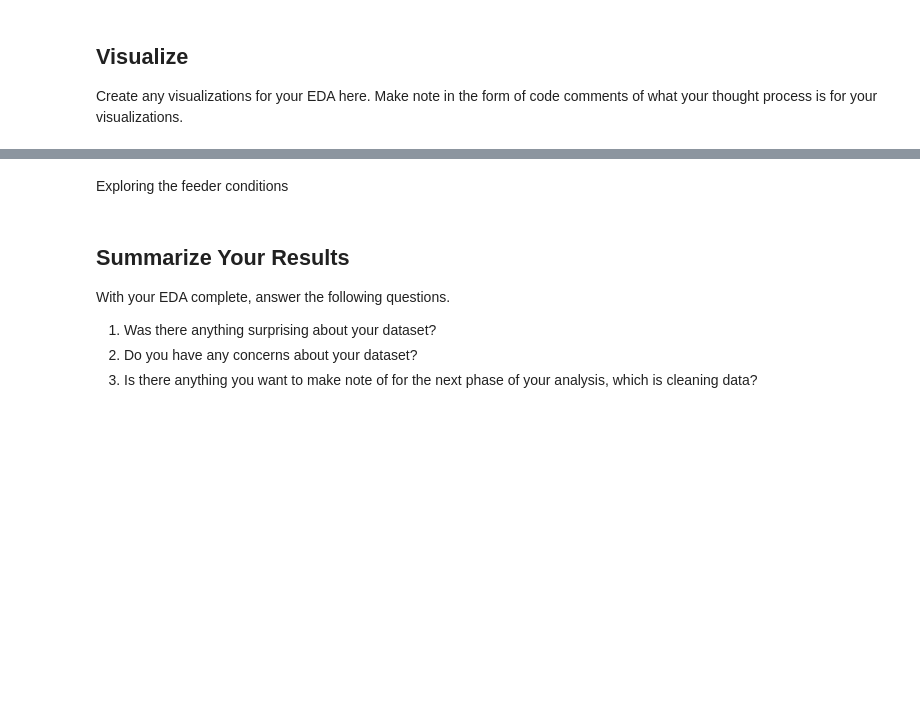
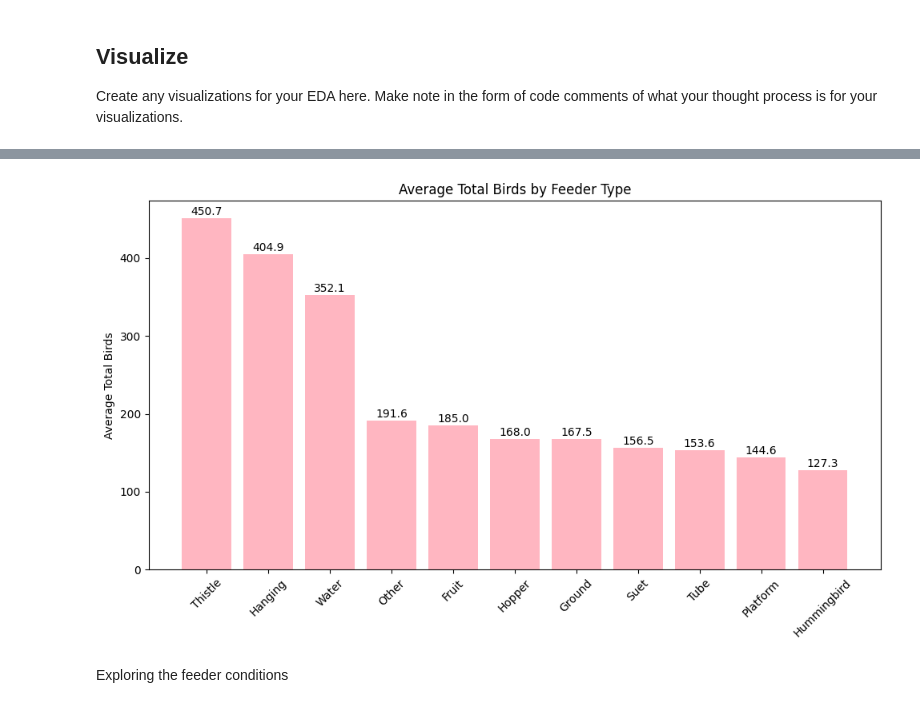
Before and after one commit to EJoyce-DA/eda-checkpoint, a Jupyter notebook: checkpoint-two.ipynb, the cells around one changed output, grey strips where cells are left out. Cells and saved outputs as stored; diff of their text form; code cells hidden in the pictures; blank space fills up the shorter version.

```diff
--- a/checkpoint-two.ipynb
+++ b/checkpoint-two.ipynb
@@ -378,2 +843,69 @@ plt.boxplot(x)
+# %%
+# Now I will visualize the average birds sighted at each feeder type.
+
+feeder_cols = [
+    'numfeeders_suet',
+    'numfeeders_ground',
+    'numfeeders_hanging',
+    'numfeeders_platfrm',
+    'numfeeders_humming',
+    'numfeeders_water',
+    'numfeeders_thistle',
+    'numfeeders_fruit',
+    'numfeeders_hopper',
+    'numfeeders_tube',
+    'numfeeders_other'
+]
+site_bird_totals = (
+    pfw_VR.groupby('loc_id')['how_many']
+    .sum()
+    .rename('total_birds')
+)
+site_feeders = (
+    pfw_VR.groupby('loc_id')[feeder_cols].sum()
+)
+site_feeder_totals_df = site_bird_totals.to_frame().join(site_feeders).reset_index()
+
+avg_birds_per_feeder = {}
+
+for feeder in feeder_cols:
+    # Only consider sites with at least 1 of this feeder type
+    avg_birds = site_feeder_totals_df[site_feeder_totals_df[feeder] > 0]['total_birds'].mean()
+    avg_birds_per_feeder[feeder] = avg_birds
+
+
+avg_birds_per_feeder = pd.Series(avg_birds_per_feeder).sort_values(ascending=False)
+
+labels_dict = {
+    'numfeeders_suet': 'Suet',
+    'numfeeders_ground': 'Ground',
+    'numfeeders_hanging': 'Hanging',
+    'numfeeders_platfrm': 'Platform',
+    'numfeeders_humming': 'Hummingbird',
+    'numfeeders_water': 'Water',
+    'numfeeders_thistle': 'Thistle',
+    'numfeeders_fruit': 'Fruit',
+    'numfeeders_hopper': 'Hopper',
+    'numfeeders_tube': 'Tube',
+    'numfeeders_other': 'Other'
+}
+
+feeder_labels = avg_birds_per_feeder.index.map(labels_dict)
+feeder_values = avg_birds_per_feeder.values
+
+
+plt.figure(figsize=(10,6))
+plt.bar(feeder_labels, feeder_values, color='lightpink')
+
+for i, value in enumerate(avg_birds_per_feeder.values):
+    plt.text(i, value + 1, f'{value:.1f}', ha='center', va='bottom')
+
+plt.ylabel('Average Total Birds')
+plt.title('Average Total Birds by Feeder Type')
+plt.xticks(rotation=45)
+plt.tight_layout()
+plt.show()
+# %% [output]
+[figure, added]
 # %% [markdown]
 Exploring the feeder conditions
@@ -513,8 +911,0 @@ most_popular_feeder
-# %% [markdown]
-## Summarize Your Results
-
-With your EDA complete, answer the following questions.
-
-1. Was there anything surprising about your dataset?
-2. Do you have any concerns about your dataset?
-3. Is there anything you want to make note of for the next phase of your analysis, which is cleaning data?
```
Also changed, not shown: parts of 45 cells of this notebook.
